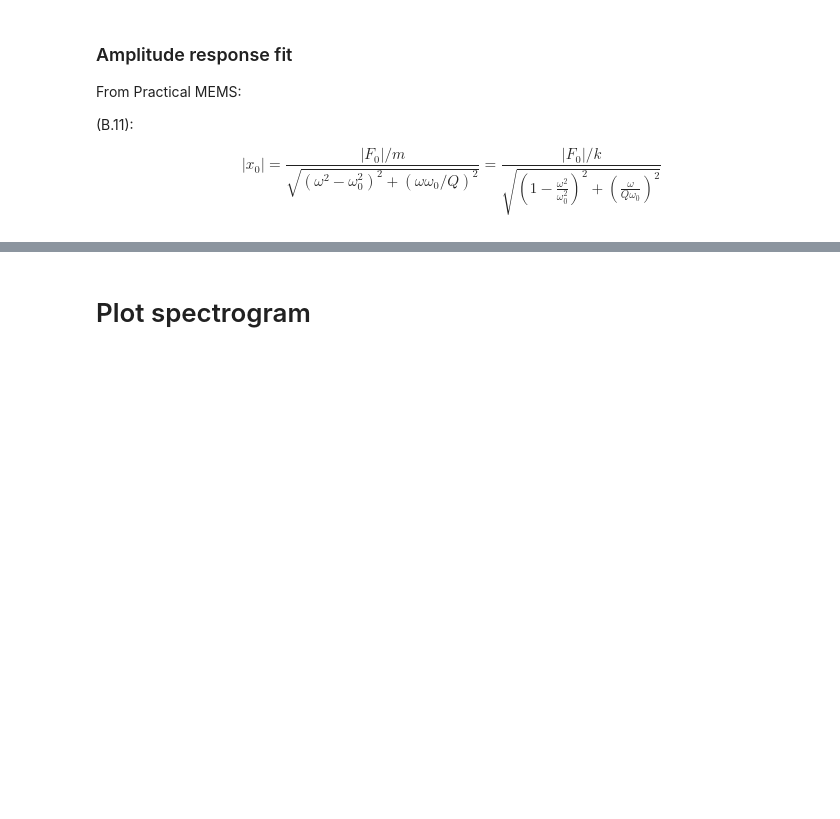
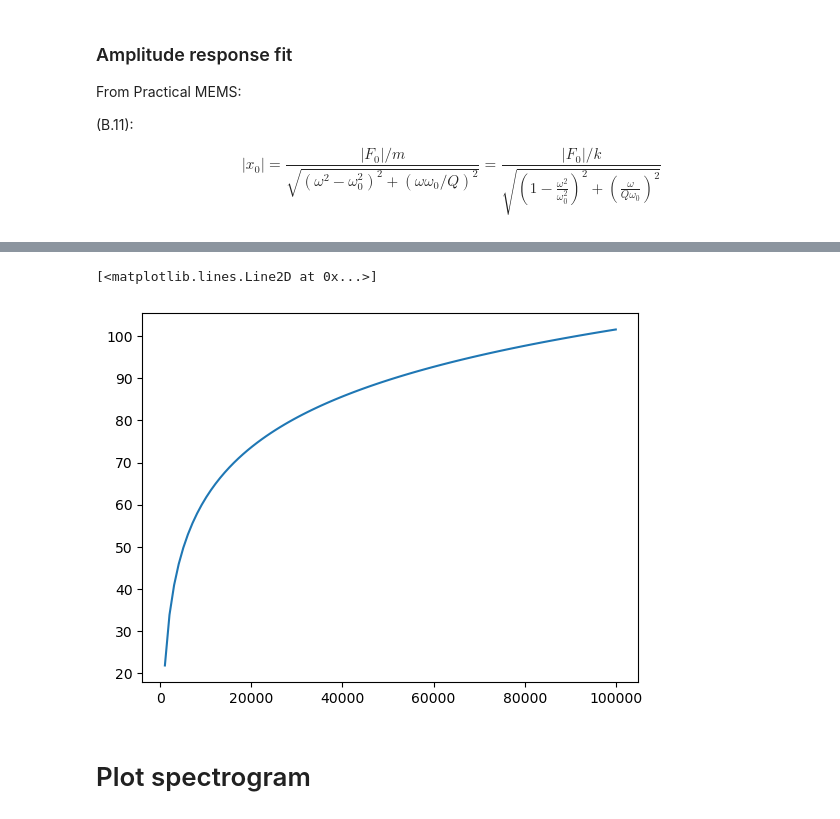
Before and after one commit to daguiam/polytec_nidaq_characterization_setup, a Jupyter notebook: Analyze_Acoustic_DAQ_data.ipynb, the cells around one changed output, grey strips where cells are left out. Cells and saved outputs as stored; diff of their text form; code cells hidden in the pictures; blank space fills up the shorter version.

```diff
--- a/Analyze_Acoustic_DAQ_data.ipynb
+++ b/Analyze_Acoustic_DAQ_data.ipynb
@@ -226,3 +239,19 @@ plt.legend(fontsize=8)
+# %%
+def spl_piston_model(f, U0, r, N_membranes=137, area=9.62e-8, rho_air=1.293, p0=20e-6):
+
+    prms= np.sqrt(2)*rho_air* N_membranes*area*np.power(f,2)*U0/r
+
+    return 20*np.log10(prms/p0)
+
+frequencies = np.linspace(0,100,100)*1e3
+displacement = 100e-9
+distance = 0.01
+spl_theo = spl_piston_model(frequencies, displacement,distance)
+
+plt.plot(frequencies, spl_theo)
+# %% [output]
+[<matplotlib.lines.Line2D at 0x...>]
+[figure, added]
 # %% [markdown]
 # Plot spectrogram
 # %%
```
Also changed, not shown: parts of 1 cell of this notebook, 1 other file.
